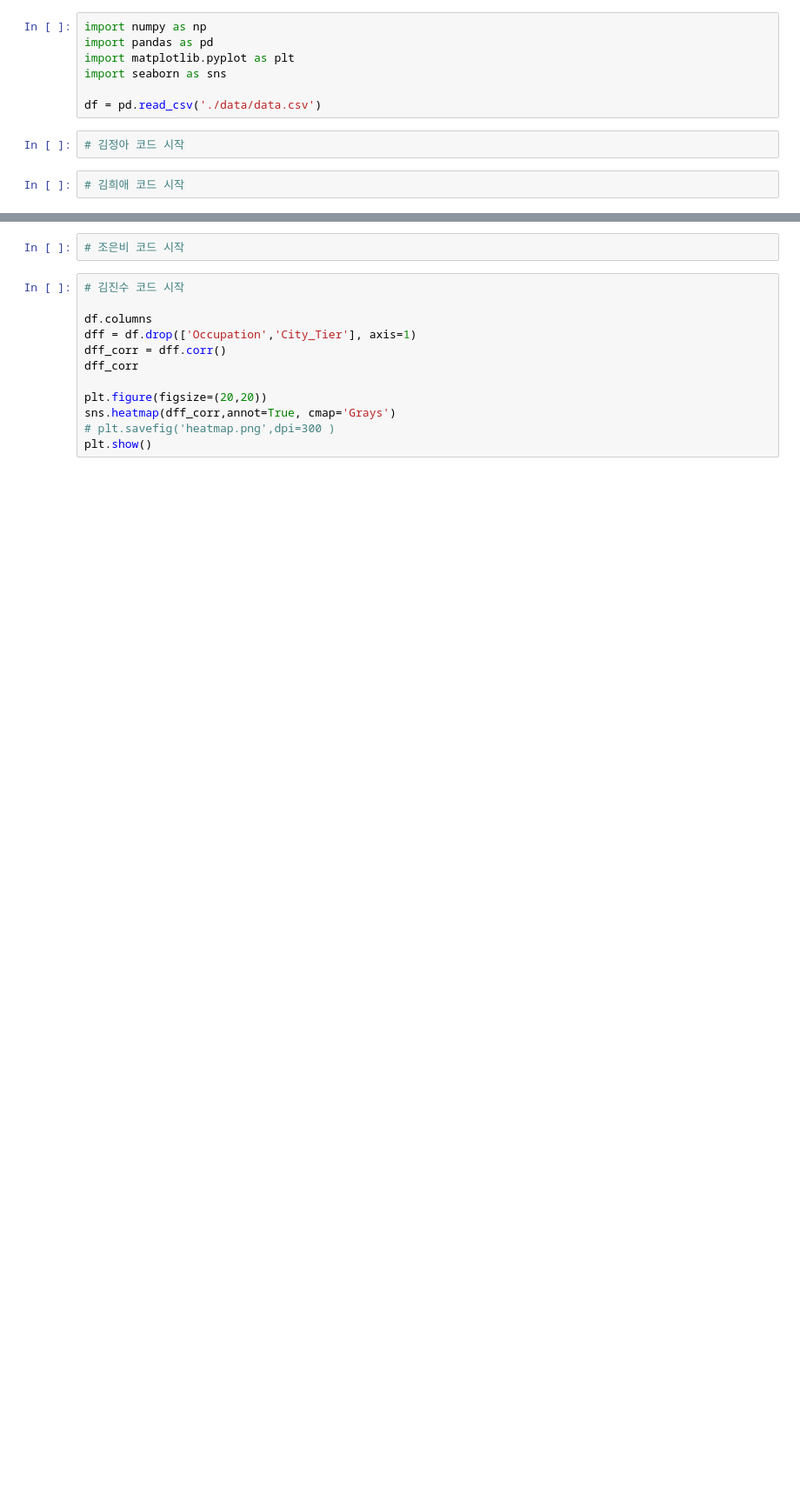
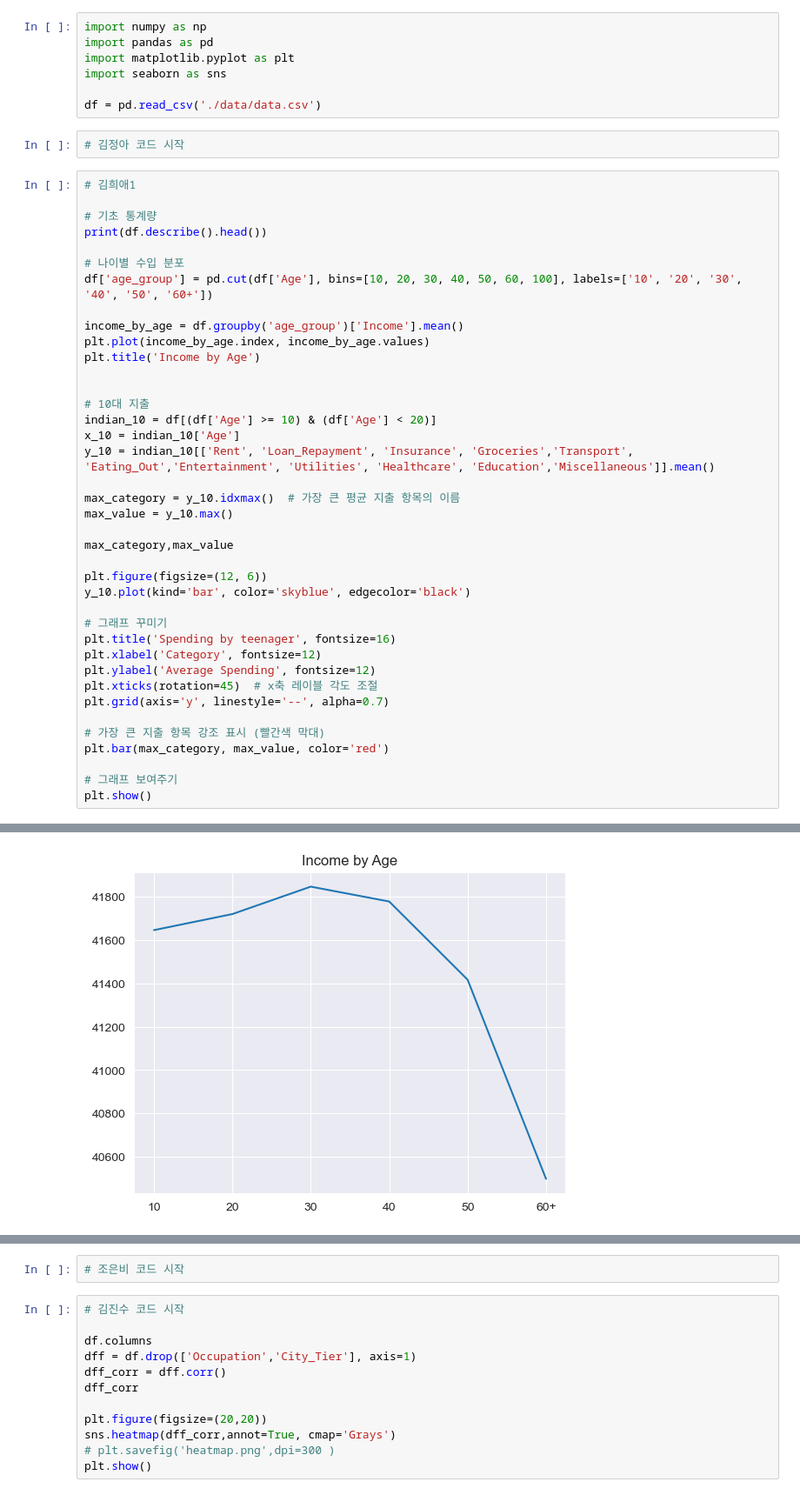
Before and after one commit to encore-ai-240909/eda_workspace, a Jupyter notebook: K3J1/EDA_notebook.ipynb, the cells around one changed output, grey strips where cells are left out. Shown at 87% size. Cells and saved outputs as stored; diff of their text form; blank space fills up the shorter version.

```diff
--- a/K3J1/EDA_notebook.ipynb
+++ b/K3J1/EDA_notebook.ipynb
@@ -8,4 +8,42 @@ df = pd.read_csv('./data/data.csv')
 # %%
 # 김정아 코드 시작
 # %%
-# 김희애 코드 시작
+# 김희애1
+
+# 기초 통계량
+print(df.describe().head())
+
+# 나이별 수입 분포
+df['age_group'] = pd.cut(df['Age'], bins=[10, 20, 30, 40, 50, 60, 100], labels=['10', '20', '30', '40', '50', '60+'])
+
+income_by_age = df.groupby('age_group')['Income'].mean()
+plt.plot(income_by_age.index, income_by_age.values)
+plt.title('Income by Age')
+
+
+# 10대 지출
+indian_10 = df[(df['Age'] >= 10) & (df['Age'] < 20)]
+x_10 = indian_10['Age']
+y_10 = indian_10[['Rent', 'Loan_Repayment', 'Insurance', 'Groceries','Transport', 'Eating_Out','Entertainment', 'Utilities', 'Healthcare', 'Education','Miscellaneous']].mean()
+
+max_category = y_10.idxmax()  # 가장 큰 평균 지출 항목의 이름
+max_value = y_10.max()
+
+max_category,max_value
+
+plt.figure(figsize=(12, 6))
+y_10.plot(kind='bar', color='skyblue', edgecolor='black')
+
+# 그래프 꾸미기
+plt.title('Spending by teenager', fontsize=16)
+plt.xlabel('Category', fontsize=12)
+plt.ylabel('Average Spending', fontsize=12)
+plt.xticks(rotation=45)  # x축 레이블 각도 조절
+plt.grid(axis='y', linestyle='--', alpha=0.7)
+
+# 가장 큰 지출 항목 강조 표시 (빨간색 막대)
+plt.bar(max_category, max_value, color='red')
+
+# 그래프 보여주기
+plt.show()
+# %% [output]
@@ -11,0 +67 @@ df = pd.read_csv('./data/data.csv')
+[figure, added]
```
Also changed, not shown: parts of 3 cells of this notebook.
